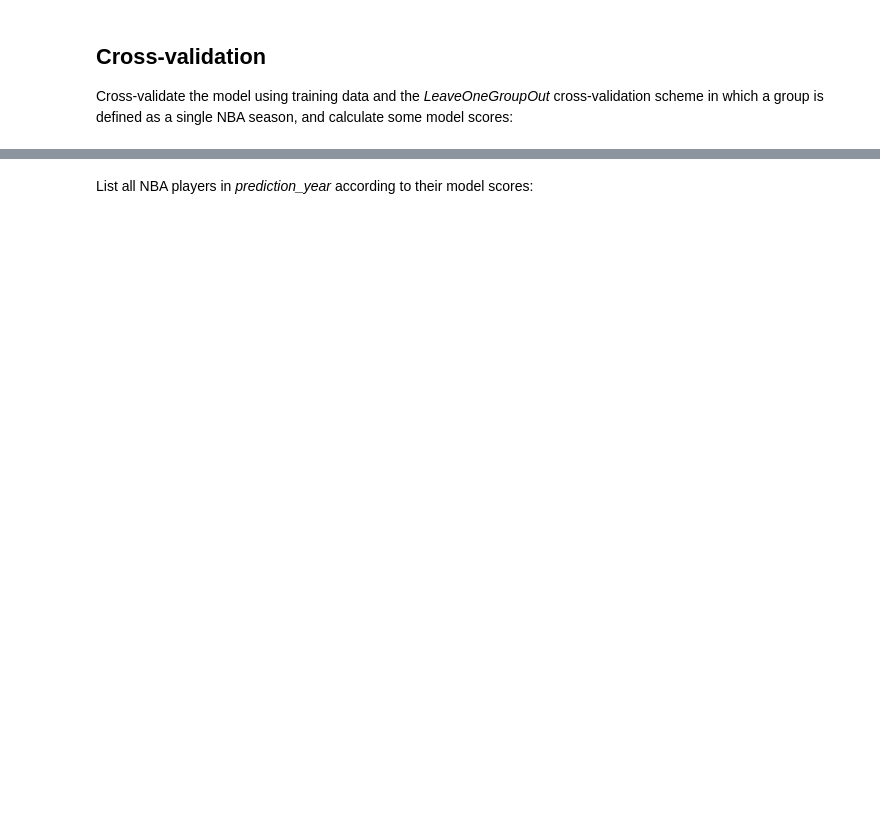
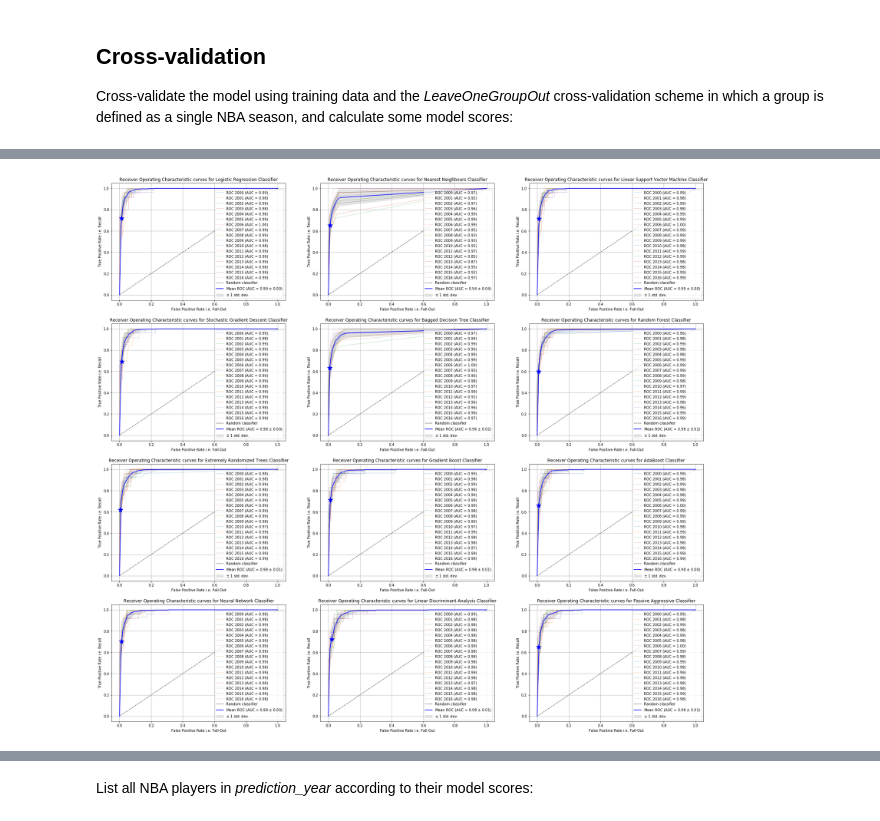
Before and after one commit to gmalim/NBA_analysis, a Jupyter notebook: NBA_All-Stars.ipynb, the cells around one changed output, grey strips where cells are left out. Drawn from its saved outputs; the diff is of its cells as text; code cells hidden in the pictures; blank space fills up the shorter version.

```diff
--- a/NBA_All-Stars.ipynb
+++ b/NBA_All-Stars.ipynb
@@ -702,0 +690,83 @@ display(HTML(df_cv_scores.to_html()))
+# %%
+X_training = np.array(X_training) # To accommodate X_train = X_training[train_index] and X_test = X_training[test_index]
+y_training = np.array(y_training) # To accommodate y_train = y_training[train_index] and y_test = y_training[test_index]
+
+plt.figure(figsize=(30,28))
+
+for imodel, mymodel in enumerate(mymodels):
+
+    plt.subplot(4,3,imodel+1)
+
+    model     = mymodel.classifier
+    modelname = mymodel.name
+
+    myTPRs = []
+    myFPRs = []
+
+    tprs = []
+    roc_aucs = []
+    mean_fprs = np.linspace(0, 1, 100)
+
+    i = 0
+
+    for train_index, test_index in logo.split(X_training, y_training, groups=cv_groups):
+
+        training_year = training_years[i]
+        i += 1
+
+        X_train = X_training[train_index]
+        X_test  = X_training[test_index]
+        y_train = y_training[train_index]
+        y_test  = y_training[test_index]
+
+        model.fit(X_train, y_train)
+
+        y_model = model.predict(X_test)
+        y_true = y_test.tolist()
+        myCM = MyCM(confusion_matrix(y_true, y_model))
+        myTPRs.append(myCM.tpr)
+        myFPRs.append(myCM.fpr)
+
+        if hasattr(model, 'predict_proba'):
+            y_score = model.predict_proba(X_test)
+            fpr, tpr, thresholds = roc_curve(y_test, y_score[:, 1])
+        else:
+            y_score = model.decision_function(X_test)
+            fpr, tpr, thresholds = roc_curve(y_test, y_score)
+
+        roc_auc = auc(fpr, tpr)
+        roc_aucs.append(roc_auc)
+        tprs.append(np.interp(mean_fprs, fpr, tpr))
+        tprs[-1][0] = 0.0
+        plt.plot(fpr, tpr, lw=1, alpha=0.3, label="ROC {:d} (AUC = {:.2f})".format(training_year, roc_auc))
+
+    plt.plot([0, 1], [0, 1], linestyle='--', lw=1, color='black', label="Random classifier", alpha=.8)
+
+    mean_myTPRs = np.mean(myTPRs, axis=0)
+    mean_myFPRs = np.mean(myFPRs, axis=0)
+    mymodel.add_mean_tpr(mean_myTPRs)
+    mymodel.add_mean_fpr(mean_myFPRs)
+    plt.plot(mean_myFPRs, mean_myTPRs, marker='*', color='blue', markersize=15)
+
+    mean_tprs = np.mean(tprs, axis=0)
+    mean_tprs[-1] = 1.0
+    mean_roc_auc = auc(mean_fprs, mean_tprs)
+    std_roc_auc = np.std(roc_aucs)
+    mymodel.add_ROC_curve_data(mean_fprs, mean_tprs, mean_roc_auc, std_roc_auc)
+    plt.plot(mean_fprs, mean_tprs, color='blue', lw=2, alpha=.8,
+             label=r"Mean ROC (AUC = {:0.2f} $\pm$ {:0.2f})".format(mean_roc_auc, std_roc_auc))
+
+    std_tprs = np.std(tprs, axis=0)
+    tprs_upper = np.minimum(mean_tprs + std_tprs, 1)
+    tprs_lower = np.maximum(mean_tprs - std_tprs, 0)
+    plt.fill_between(mean_fprs, tprs_lower, tprs_upper, color='grey', alpha=.2, label=r"$\pm$ 1 std. dev.")
+
+    plt.xlim([-0.05, 1.05])
+    plt.ylim([-0.05, 1.05])
+    plt.xlabel("False Positive Rate i.e. Fall-Out")
+    plt.ylabel("True Positive Rate i.e. Recall")
+    plt.title("Receiver Operating Characteristic curves for " + modelname)
+    plt.legend(loc='lower right')
+    plt.grid(True)
+# %% [output]
+[figure, added]
```
Also changed, not shown: parts of 52 cells of this notebook, 1 other file.
